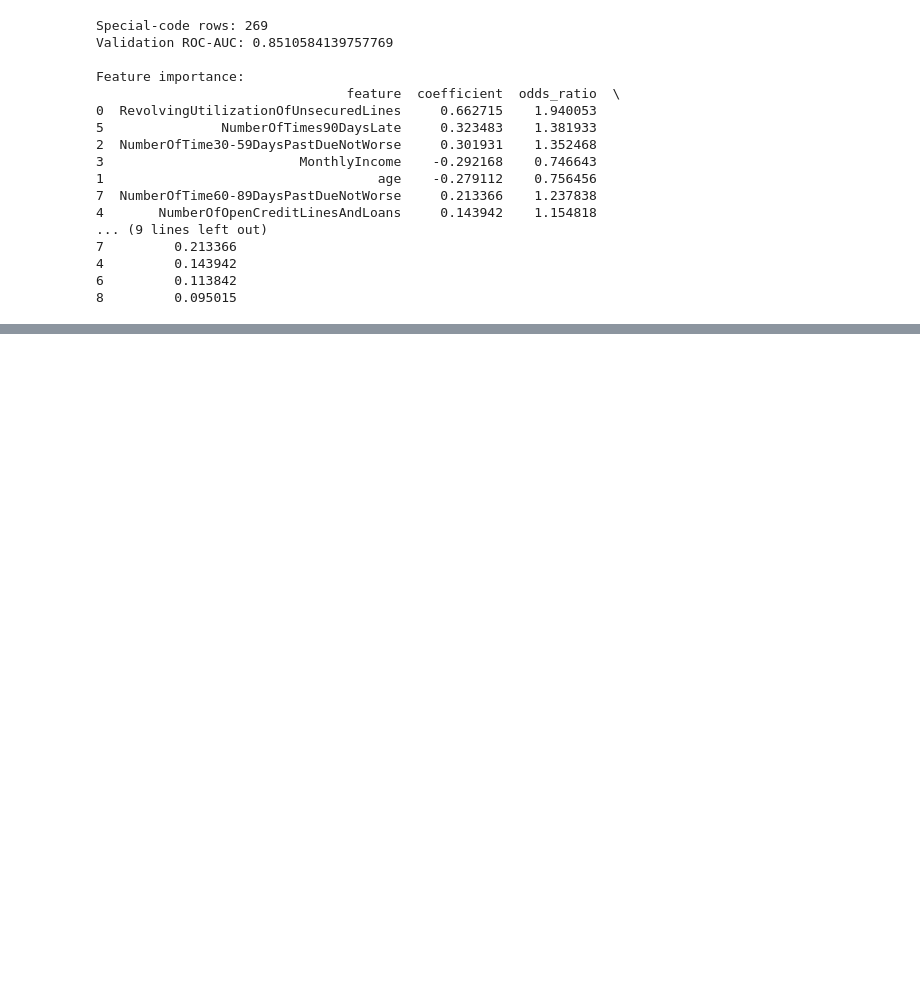
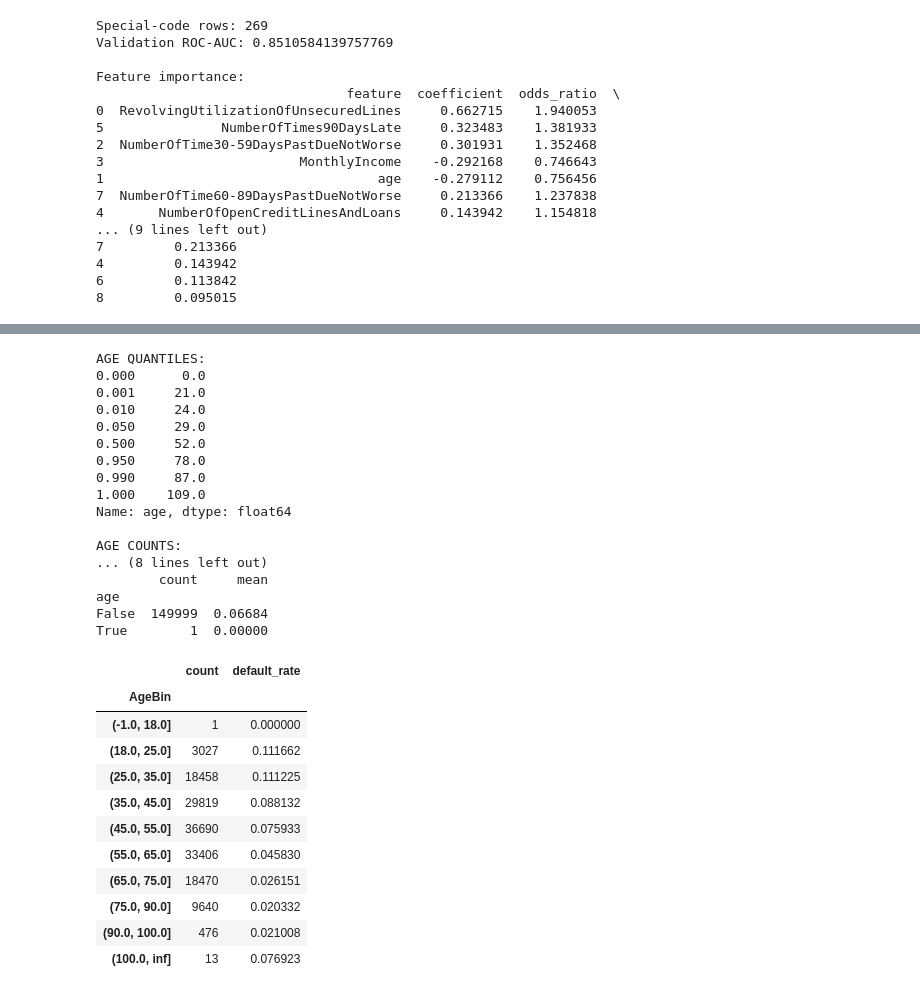
Before and after one commit to tomas-charvat/Give_me_some_credit, a Jupyter notebook: notebooks/logistic_regression.ipynb, the cells around one changed output, grey strips where cells are left out. Saved outputs shown, nothing was run; the diff lists cells and outputs as text; code cells hidden in the pictures; blank space fills up the shorter version.

```diff
--- a/notebooks/logistic_regression.ipynb
+++ b/notebooks/logistic_regression.ipynb
@@ -1889,0 +1879,72 @@ Validation ROC-AUC ≈ 0.8511
+# %%
+age = training_data["age"]
+
+print("AGE QUANTILES:")
+print(
+    age.quantile([
+        0.00,
+        0.001,
+        0.01,
+        0.05,
+        0.50,
+        0.95,
+        0.99,
+        1.00
+    ])
+)
+
+print("\nAGE COUNTS:")
+for threshold in [0, 18, 21, 25, 90, 100]:
+    if threshold == 0:
+        print("age == 0:", (age == 0).sum())
+    else:
+        print(f"age < {threshold}:", (age < threshold).sum())
+
+print("\nDEFAULT RATE FOR AGE == 0:")
+print(
+    training_data.groupby(
+        training_data["age"] == 0
+    )["SeriousDlqin2yrs"].agg(["count", "mean"])
+)
+
+bins = [-1, 18, 25, 35, 45, 55, 65, 75, 90, 100, np.inf]
+
+training_data.assign(
+    AgeBin=pd.cut(age, bins=bins)
+).groupby(
+    "AgeBin",
+    observed=True
+)["SeriousDlqin2yrs"].agg(
+    count="count",
+    default_rate="mean"
+)
+# %% [output]
+AGE QUANTILES:
+0.000      0.0
+0.001     21.0
+0.010     24.0
+0.050     29.0
+0.500     52.0
+0.950     78.0
+0.990     87.0
+1.000    109.0
+Name: age, dtype: float64
+
+AGE COUNTS:
+... (8 lines left out)
+        count     mean
+age
+False  149999  0.06684
+True        1  0.00000
+|  | count | default_rate |
+| AgeBin |  |  |
+| (-1.0, 18.0] | 1 | 0.000000 |
+| (18.0, 25.0] | 3027 | 0.111662 |
+| (25.0, 35.0] | 18458 | 0.111225 |
+| (35.0, 45.0] | 29819 | 0.088132 |
+| (45.0, 55.0] | 36690 | 0.075933 |
+| (55.0, 65.0] | 33406 | 0.045830 |
+| (65.0, 75.0] | 18470 | 0.026151 |
+| (75.0, 90.0] | 9640 | 0.020332 |
+| (90.0, 100.0] | 476 | 0.021008 |
+| (100.0, inf] | 13 | 0.076923 |
```
Also changed, not shown: parts of 1 cell of this notebook, 1 other file.
